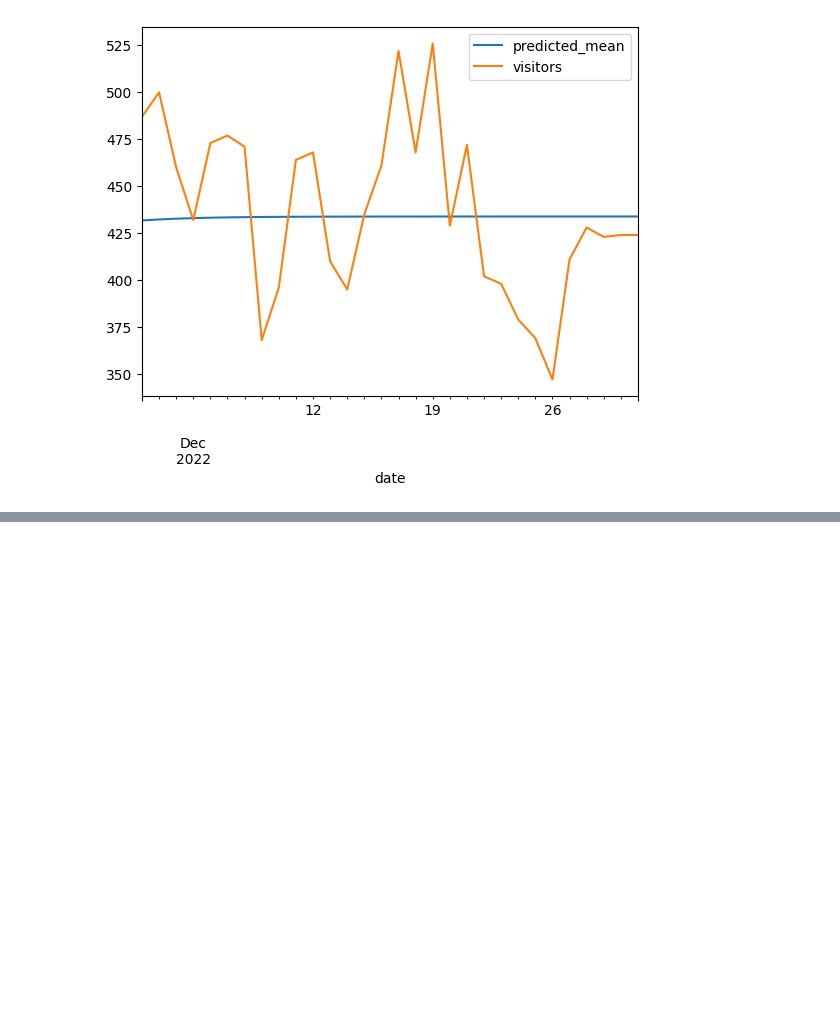
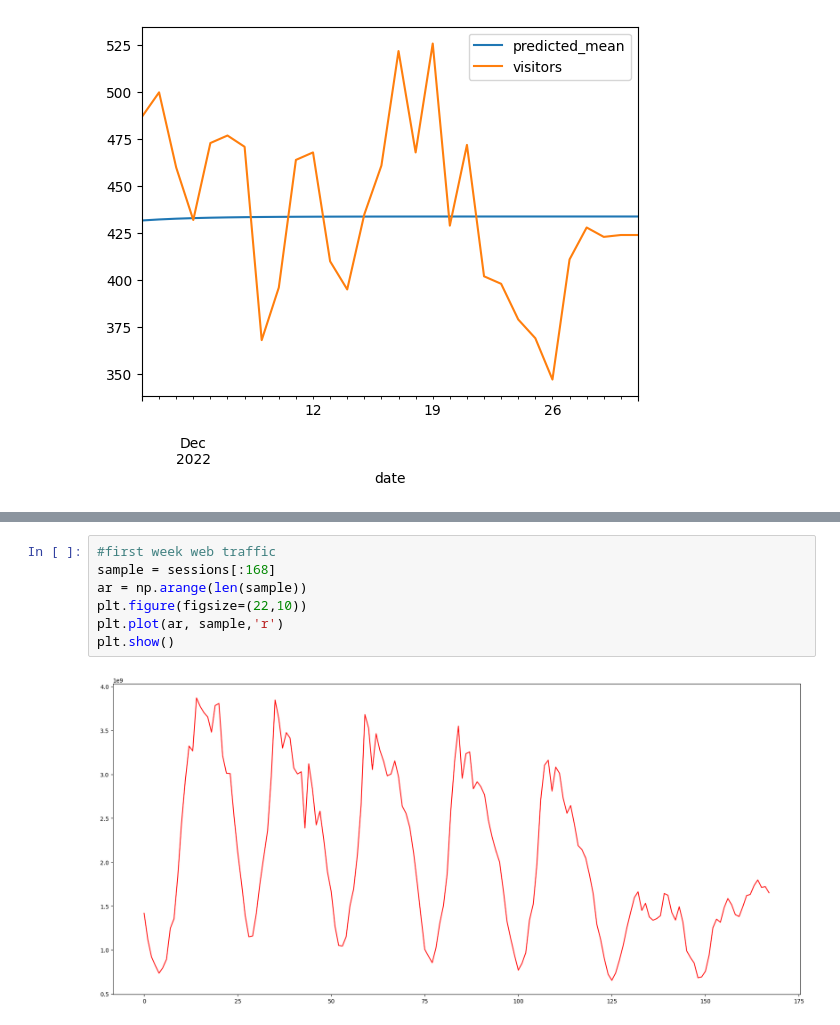
Before and after one commit to AmalCPauly/Web-Traffic-Time-Series-Forecasting, a Jupyter notebook: web-traffic-forecasting.ipynb, the cells around one changed output, grey strips where cells are left out. Cells and saved outputs as stored; diff of their text form; blank space fills up the shorter version.

```diff
--- a/web-traffic-forecasting.ipynb
+++ b/web-traffic-forecasting.ipynb
@@ -717,0 +741,9 @@ Critical Values:
+# %%
+#first week web traffic
+sample = sessions[:168]
+ar = np.arange(len(sample))
+plt.figure(figsize=(22,10))
+plt.plot(ar, sample,'r')
+plt.show()
+# %% [output]
+[figure, added]
```
Also changed, not shown: parts of 69 cells of this notebook.
